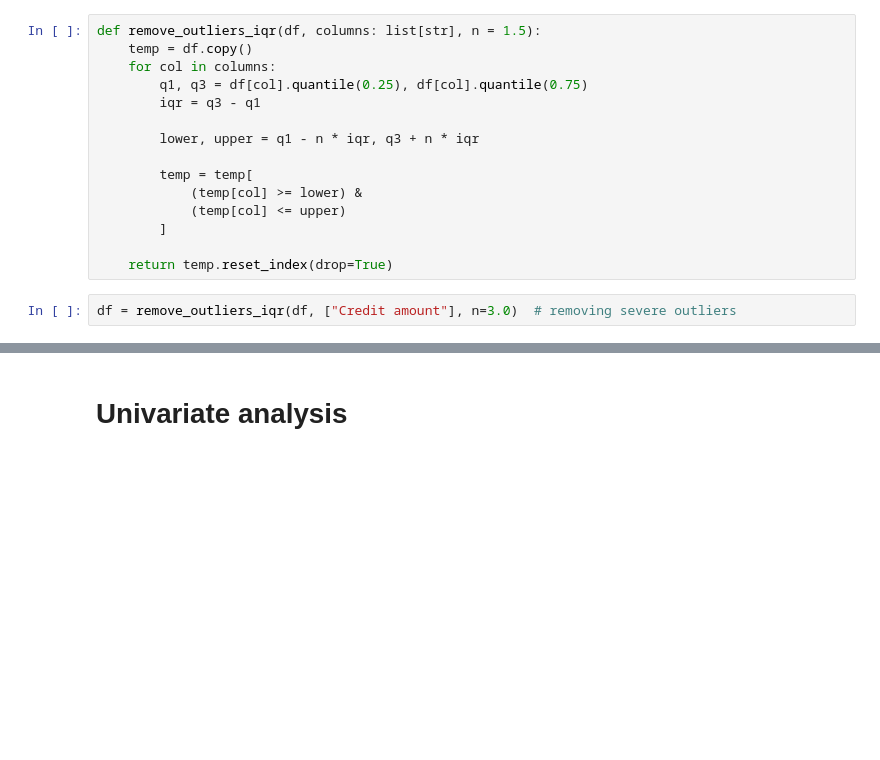
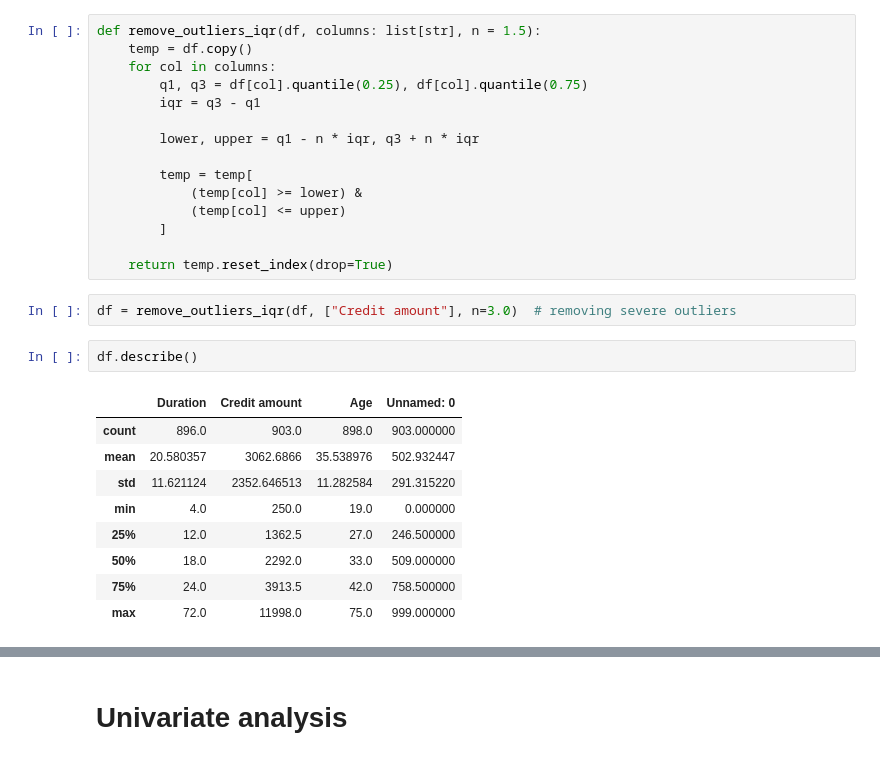
Before and after one commit to spuertaf2002/german-credit, a Jupyter notebook: notebooks/eda.ipynb, the cells around one changed output, grey strips where cells are left out. Saved outputs shown, nothing was run; the diff lists cells and outputs as text; blank space fills up the shorter version.

```diff
--- a/notebooks/eda.ipynb
+++ b/notebooks/eda.ipynb
@@ -74,3 +92,15 @@ def remove_outliers_iqr(df, columns: list[str], n = 1.5):
     return temp.reset_index(drop=True)
 # %%
 df = remove_outliers_iqr(df, ["Credit amount"], n=3.0)  # removing severe outliers
+# %%
+df.describe()
+# %% [output]
+|  | Duration | Credit amount | Age | Unnamed: 0 |
+| count | 896.0 | 903.0 | 898.0 | 903.000000 |
+| mean | 20.580357 | 3062.6866 | 35.538976 | 502.932447 |
+| std | 11.621124 | 2352.646513 | 11.282584 | 291.315220 |
+| min | 4.0 | 250.0 | 19.0 | 0.000000 |
+| 25% | 12.0 | 1362.5 | 27.0 | 246.500000 |
+| 50% | 18.0 | 2292.0 | 33.0 | 509.000000 |
+| 75% | 24.0 | 3913.5 | 42.0 | 758.500000 |
+| max | 72.0 | 11998.0 | 75.0 | 999.000000 |
```
Also changed, not shown: parts of 25 cells of this notebook.
